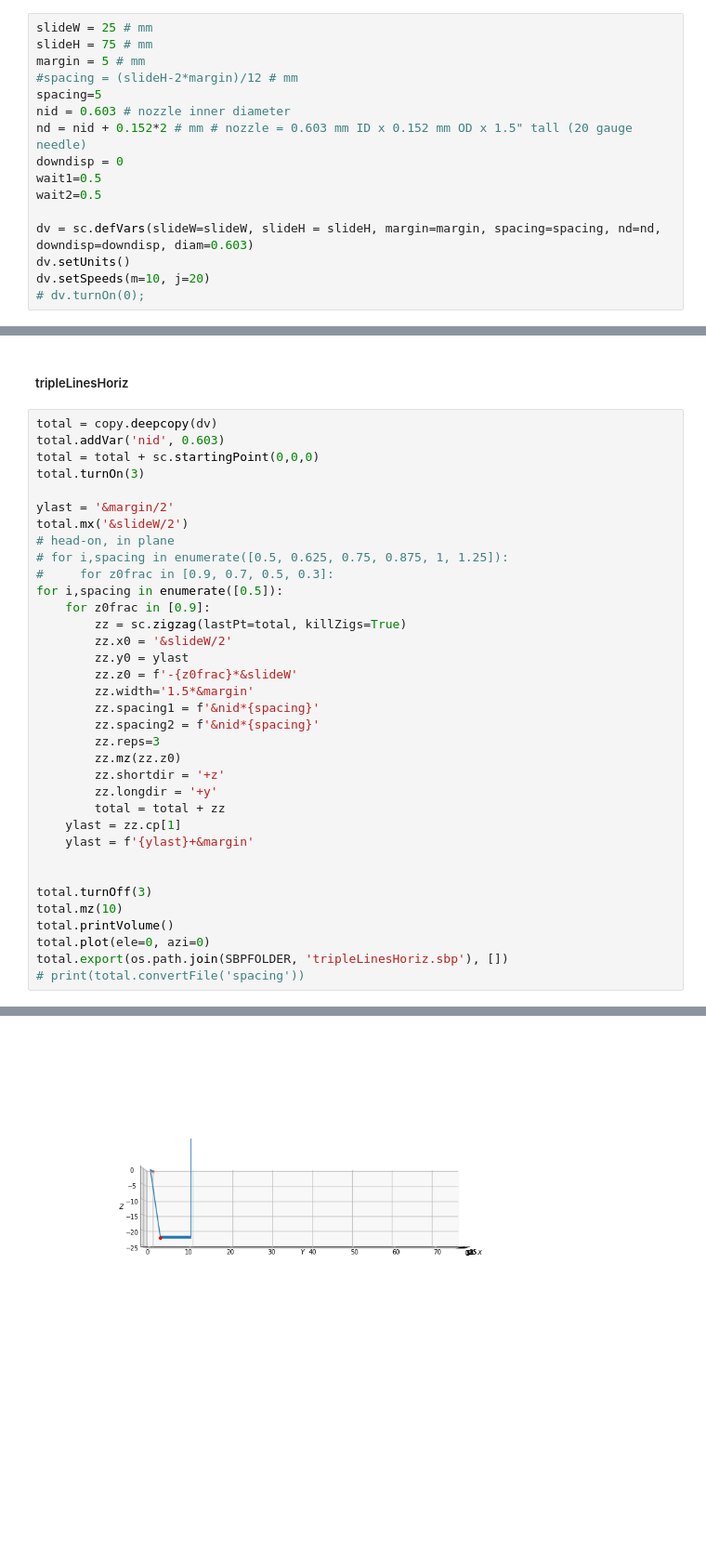
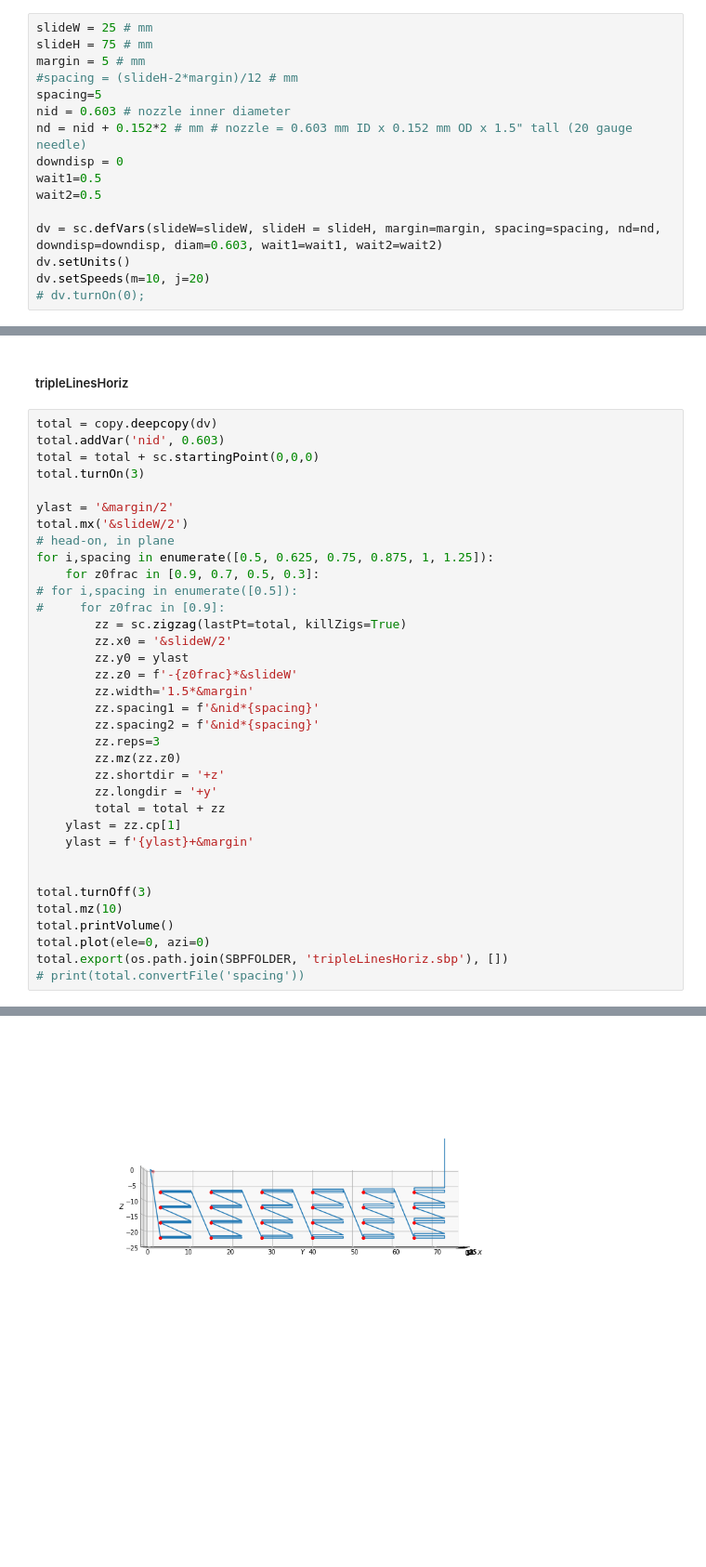
Before and after one commit to usnistgov/ShopbotPyQt, a Jupyter notebook: SBP files/sbpcreator.ipynb, the cells around one changed output, grey strips where cells are left out. Shown at 93% size. Saved outputs shown, nothing was run; the diff lists cells and outputs as text.

```diff
--- a/SBP files/sbpcreator.ipynb
+++ b/SBP files/sbpcreator.ipynb
@@ -22,7 +22,7 @@ downdisp = 0
 wait1=0.5
 wait2=0.5
 
-dv = sc.defVars(slideW=slideW, slideH = slideH, margin=margin, spacing=spacing, nd=nd, downdisp=downdisp, diam=0.603)
+dv = sc.defVars(slideW=slideW, slideH = slideH, margin=margin, spacing=spacing, nd=nd, downdisp=downdisp, diam=0.603, wait1=wait1, wait2=wait2)
 dv.setUnits()
 dv.setSpeeds(m=10, j=20)
 # dv.turnOn(0);
@@ -876,10 +883,10 @@ total.turnOn(3)
 ylast = '&margin/2'
 total.mx('&slideW/2')
 # head-on, in plane
-# for i,spacing in enumerate([0.5, 0.625, 0.75, 0.875, 1, 1.25]):
-#     for z0frac in [0.9, 0.7, 0.5, 0.3]:
-for i,spacing in enumerate([0.5]):
-    for z0frac in [0.9]:
+for i,spacing in enumerate([0.5, 0.625, 0.75, 0.875, 1, 1.25]):
+    for z0frac in [0.9, 0.7, 0.5, 0.3]:
+# for i,spacing in enumerate([0.5]):
+#     for z0frac in [0.9]:
         zz = sc.zigzag(lastPt=total, killZigs=True)
         zz.x0 = '&slideW/2'
         zz.y0 = ylast
@@ -907,5 +914,5 @@ total.export(os.path.join(SBPFOLDER, 'tripleLinesHoriz.sbp'), [])
 Exported file C:\Users\lmf1\Documents\GitHub\ShopbotPyQt\SBP files\tripleLinesHoriz.sbp
-[figure, old version]
+[figure, new version]
 # %%
 total = copy.deepcopy(dv)
 total.addVar('nid', 0.603)
```
Also changed, not shown: parts of 6 cells of this notebook, 7 other files.
